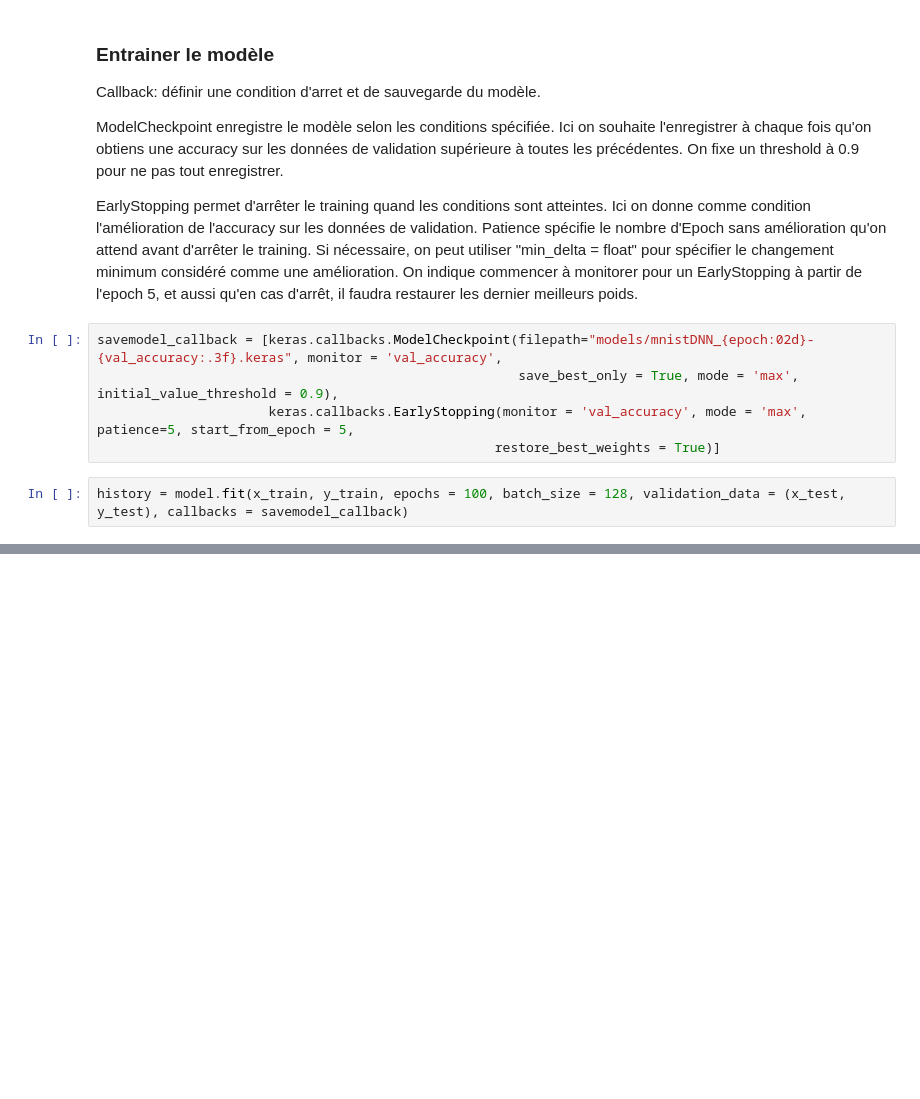
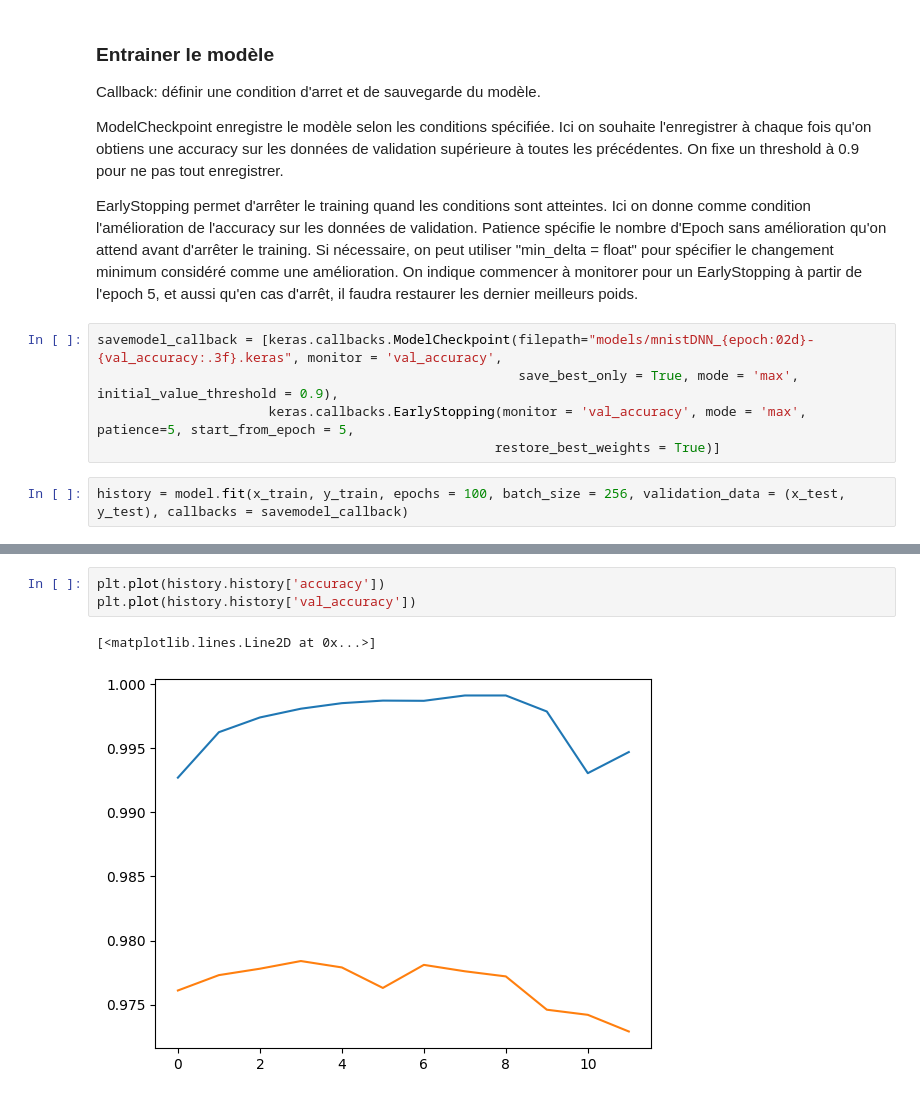
Before and after one commit to csdevignes/MachineLearniaCourse, a Jupyter notebook: FIDLE_training/DNN.ipynb, the cells around one changed output, grey strips where cells are left out. Drawn from its saved outputs; the diff is of its cells as text; blank space fills up the shorter version.

```diff
--- a/FIDLE_training/DNN.ipynb
+++ b/FIDLE_training/DNN.ipynb
@@ -226,6 +226,6 @@ savemodel_callback = [keras.callbacks.ModelCheckpoint(filepath="models/mnistDNN_
                       keras.callbacks.EarlyStopping(monitor = 'val_accuracy', mode = 'max', patience=5, start_from_epoch = 5,
                                                    restore_best_weights = True)]
 # %%
-history = model.fit(x_train, y_train, epochs = 100, batch_size = 128, validation_data = (x_test, y_test), callbacks = savemodel_callback)
+history = model.fit(x_train, y_train, epochs = 100, batch_size = 256, validation_data = (x_test, y_test), callbacks = savemodel_callback)
 # %% [output]
 Epoch 1/100
@@ -247,0 +248,6 @@ Epoch 20/100
+# %%
+plt.plot(history.history['accuracy'])
+plt.plot(history.history['val_accuracy'])
+# %% [output]
+[<matplotlib.lines.Line2D at 0x...>]
+[figure, added]
```
Also changed, not shown: parts of 2 cells of this notebook, 54 other files.
